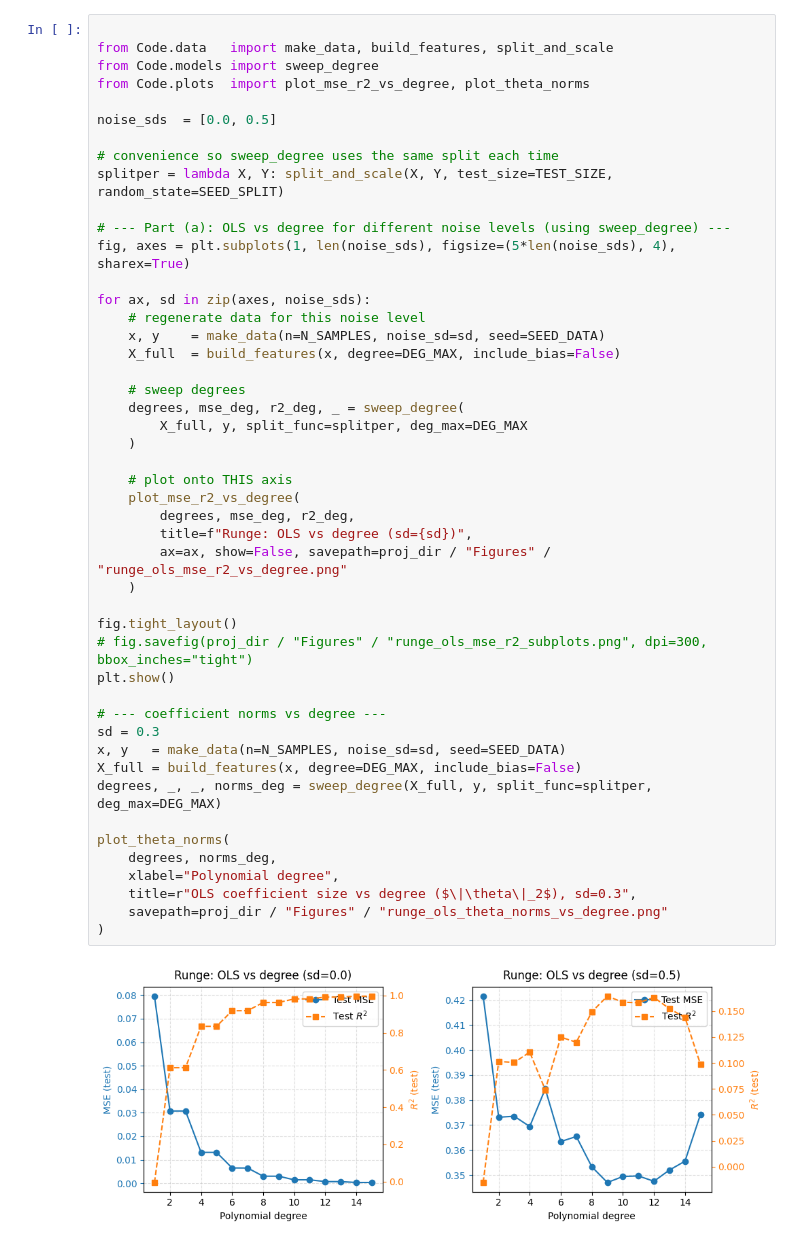
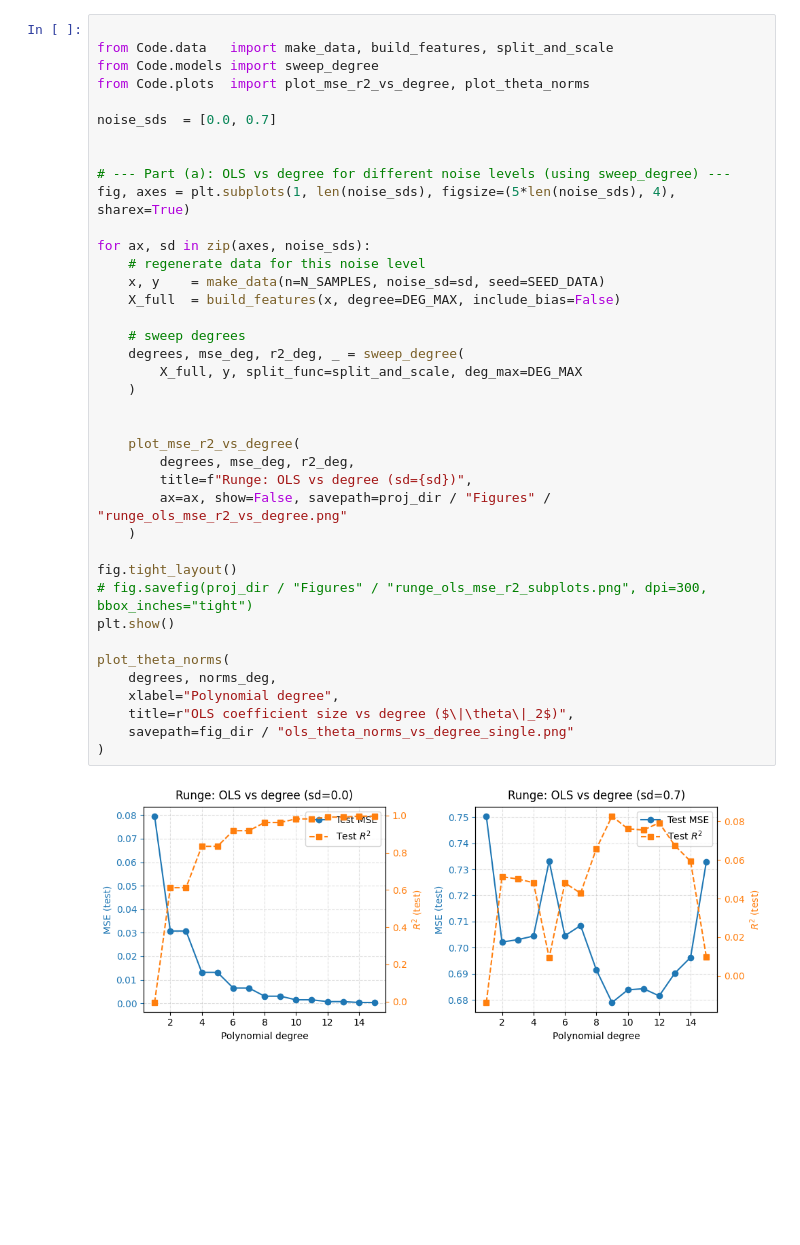
Before and after one commit to beateovl/FYS-STK4155, a Jupyter notebook: Project-1/Notebooks/Part_a_OLS_degree.ipynb, the cells around one changed output. Cells and saved outputs as stored; diff of their text form; blank space fills up the shorter version.

```diff
--- a/Project-1/Notebooks/Part_a_OLS_degree.ipynb
+++ b/Project-1/Notebooks/Part_a_OLS_degree.ipynb
@@ -37,46 +37,38 @@ from Code.data   import make_data, build_features, split_and_scale
 from Code.models import sweep_degree
 from Code.plots  import plot_mse_r2_vs_degree, plot_theta_norms
 
-noise_sds  = [0.0, 0.5]
+noise_sds  = [0.0, 0.7]
 
-# convenience so sweep_degree uses the same split each time
-splitper = lambda X, Y: split_and_scale(X, Y, test_size=TEST_SIZE, random_state=SEED_SPLIT)
 
 # --- Part (a): OLS vs degree for different noise levels (using sweep_degree) ---
 fig, axes = plt.subplots(1, len(noise_sds), figsize=(5*len(noise_sds), 4), sharex=True)
 
 for ax, sd in zip(axes, noise_sds):
     # regenerate data for this noise level
     x, y    = make_data(n=N_SAMPLES, noise_sd=sd, seed=SEED_DATA)
     X_full  = build_features(x, degree=DEG_MAX, include_bias=False)
 
     # sweep degrees
     degrees, mse_deg, r2_deg, _ = sweep_degree(
-        X_full, y, split_func=splitper, deg_max=DEG_MAX
+        X_full, y, split_func=split_and_scale, deg_max=DEG_MAX
     )
 
-    # plot onto THIS axis
+
     plot_mse_r2_vs_degree(
         degrees, mse_deg, r2_deg,
         title=f"Runge: OLS vs degree (sd={sd})",
         ax=ax, show=False, savepath=proj_dir / "Figures" / "runge_ols_mse_r2_vs_degree.png"
     )
 
 fig.tight_layout()
 # fig.savefig(proj_dir / "Figures" / "runge_ols_mse_r2_subplots.png", dpi=300, bbox_inches="tight")
 plt.show()
 
-# --- coefficient norms vs degree ---
-sd = 0.3
-x, y   = make_data(n=N_SAMPLES, noise_sd=sd, seed=SEED_DATA)
-X_full = build_features(x, degree=DEG_MAX, include_bias=False)
-degrees, _, _, norms_deg = sweep_degree(X_full, y, split_func=splitper, deg_max=DEG_MAX)
-
 plot_theta_norms(
     degrees, norms_deg,
     xlabel="Polynomial degree",
-    title=r"OLS coefficient size vs degree ($\|\theta\|_2$), sd=0.3",
-    savepath=proj_dir / "Figures" / "runge_ols_theta_norms_vs_degree.png"
+    title=r"OLS coefficient size vs degree ($\|\theta\|_2$)",
+    savepath=fig_dir / "ols_theta_norms_vs_degree_single.png"
 )
 # %% [output]
-[figure, old version]
+[figure, new version]
```
Also changed, not shown: parts of 3 cells of this notebook, 3 other files.
